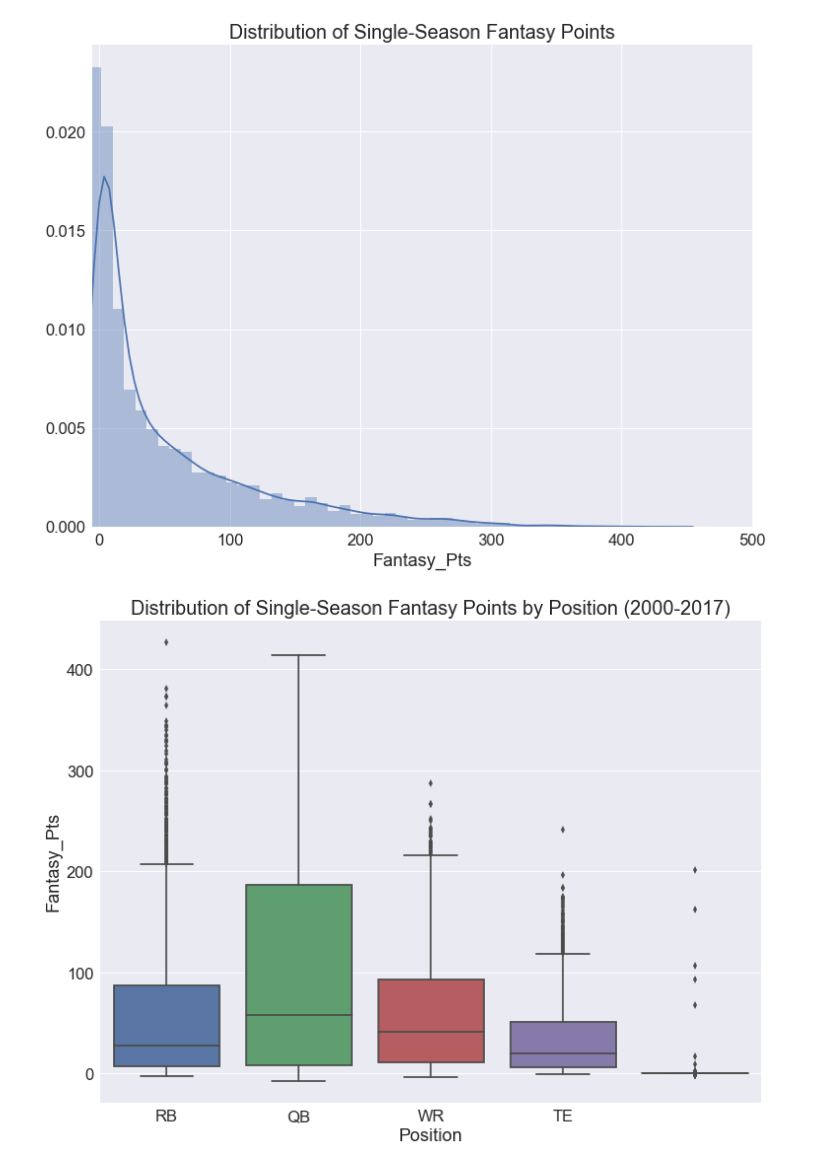
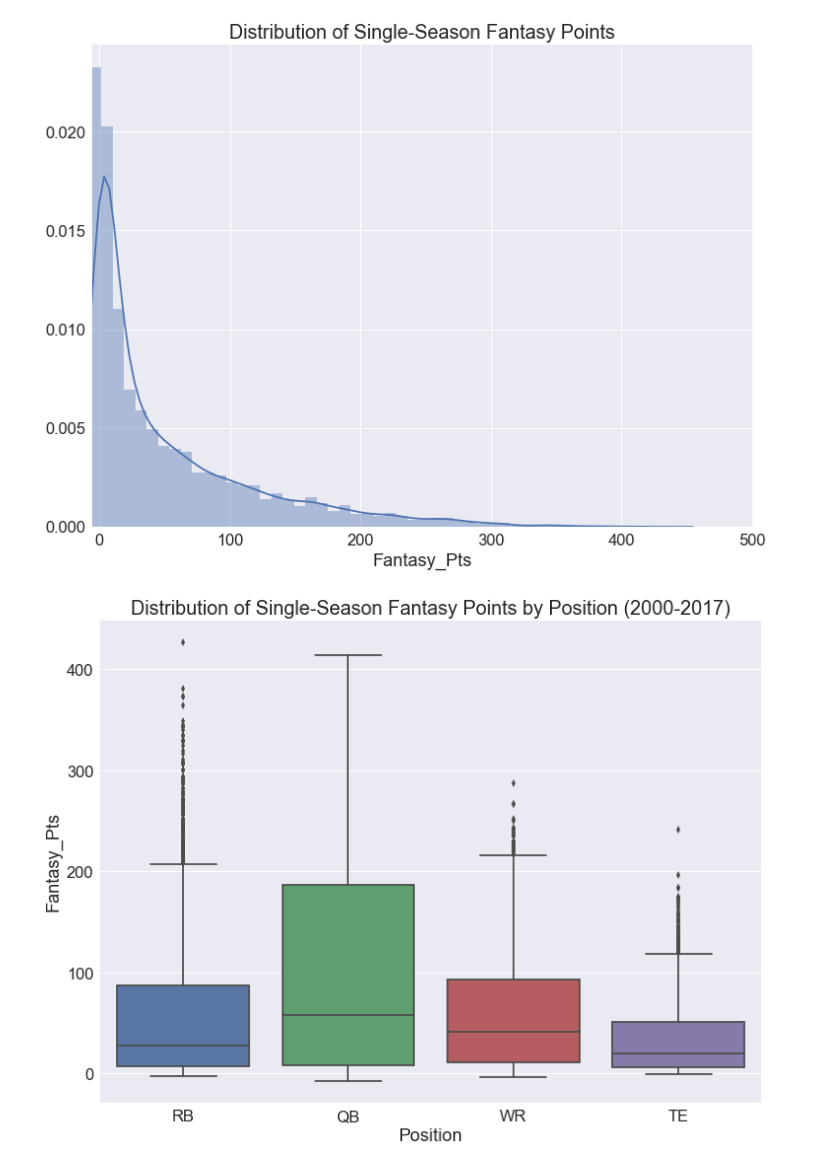
Before and after one commit to coltkess/fantasy_fb, a Jupyter notebook: fantasy_notebook.ipynb, the cells around one changed output. Drawn from its saved outputs; the diff is of its cells as text; code cells hidden in the pictures.

Commit message:
Routine commit now that I have all the data stored at the very least.

```diff
--- a/fantasy_notebook.ipynb
+++ b/fantasy_notebook.ipynb
@@ -223,8 +218,8 @@ plt.show()
 # %% [output]
 [figure]
 # %%
-sns.boxplot(x="Position", y="Fantasy_Pts", data=fantasy_df)
+sns.boxplot(x="Position", y="Fantasy_Pts", data=fantasy_df.loc[(fantasy_df['Position'].isin(["QB", "RB", "WR", "TE"]))])
 plt.title("Distribution of Single-Season Fantasy Points by Position (2000-2017)")
 plt.show()
 # %% [output]
-[figure, old version]
+[figure, new version]
```
Also changed, not shown: parts of 8 cells of this notebook, 3 other files.
